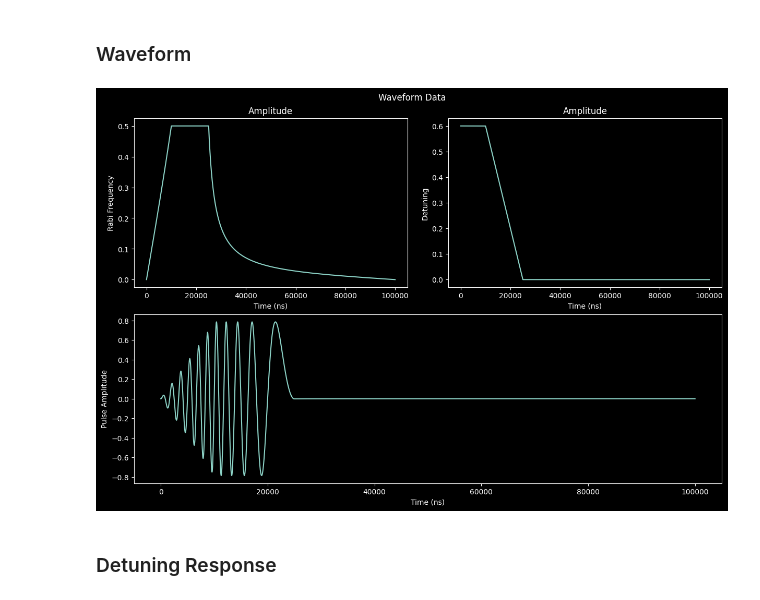
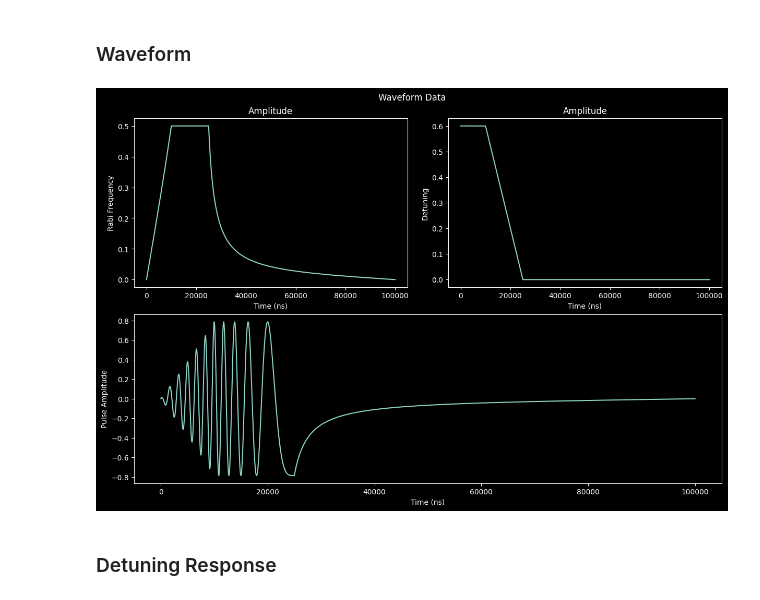
Before and after one commit to Slippery-Chickenz/qipQubitSimTools, a Jupyter notebook: examples/example.ipynb, the cells around one changed output. Drawn from its saved outputs; the diff is of its cells as text; code cells hidden in the pictures.

```diff
--- a/examples/example.ipynb
+++ b/examples/example.ipynb
@@ -79,33 +159,33 @@ waveform = f["waveform"]
 # %%
 assert(isinstance(waveform, h5py.Group))
 
 fig = plt.figure(layout = "constrained", figsize = (12, 8))
 
 gs = GridSpec(2, 2, figure = fig)
 
 amp_ax = fig.add_subplot(gs[0, 0])
 freq_ax = fig.add_subplot(gs[0, 1])
 pulse_ax = fig.add_subplot(gs[1, :])
 
 fig.suptitle("Waveform Data")
 
 amp_ax.plot(np.array(waveform["amplitude"]))
 amp_ax.set_title("Amplitude")
 amp_ax.set_ylabel("Rabi Frequency")
 amp_ax.set_xlabel("Time (ns)")
 
 
 freq_ax.plot(np.array(waveform["frequency"]))
 freq_ax.set_title("Amplitude")
 freq_ax.set_ylabel("Detuning")
 freq_ax.set_xlabel("Time (ns)")
 
-pulse_ax.plot(np.array(waveform["pulse_iq"])[1,:])
+pulse_ax.plot(np.array(waveform["pulse_iq"])[0,:])
 pulse_ax.set_ylabel("Pulse Amplitude")
 pulse_ax.set_xlabel("Time (ns)")
 
 plt.show()
 # %% [output]
-[figure, old version]
+[figure, new version]
 # %% [markdown]
 ### Detuning Response
```
Also changed, not shown: parts of 10 cells of this notebook, 12 other files.
